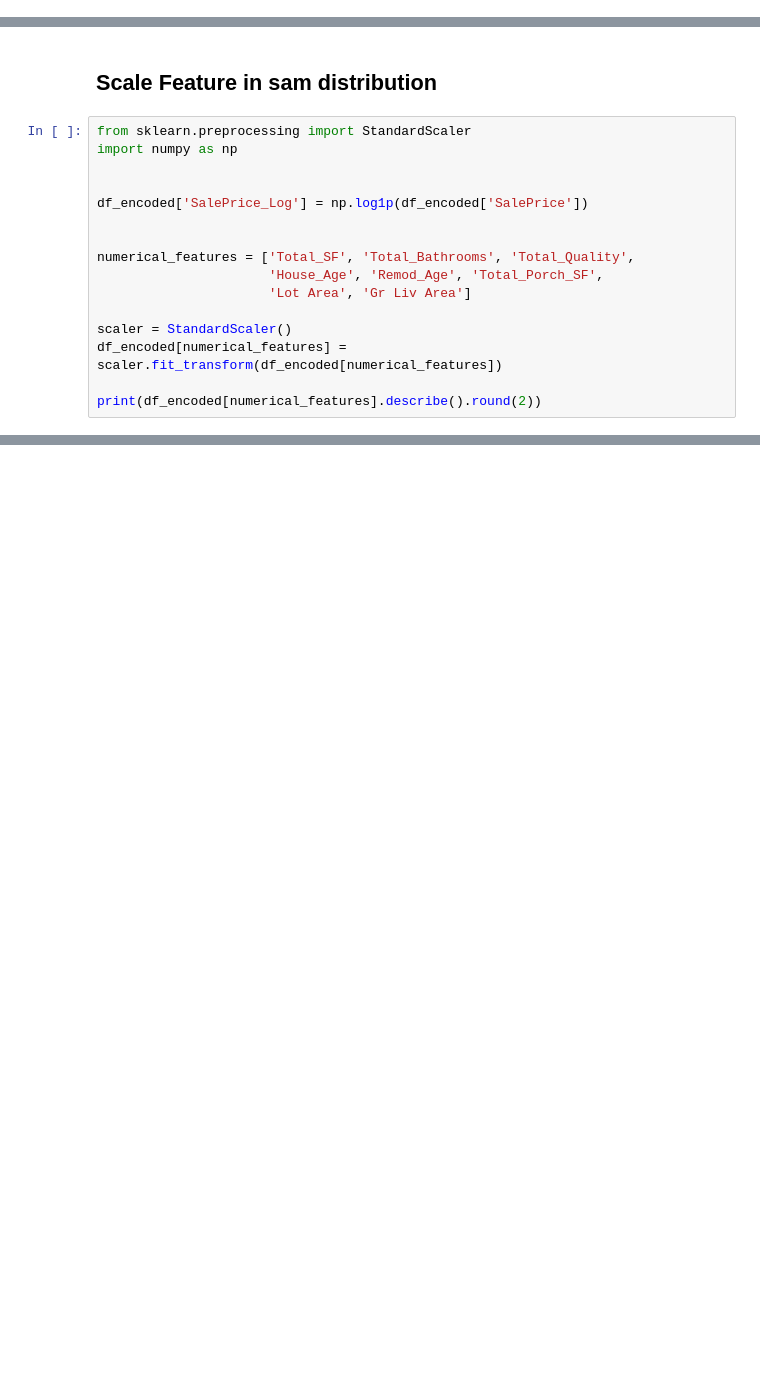
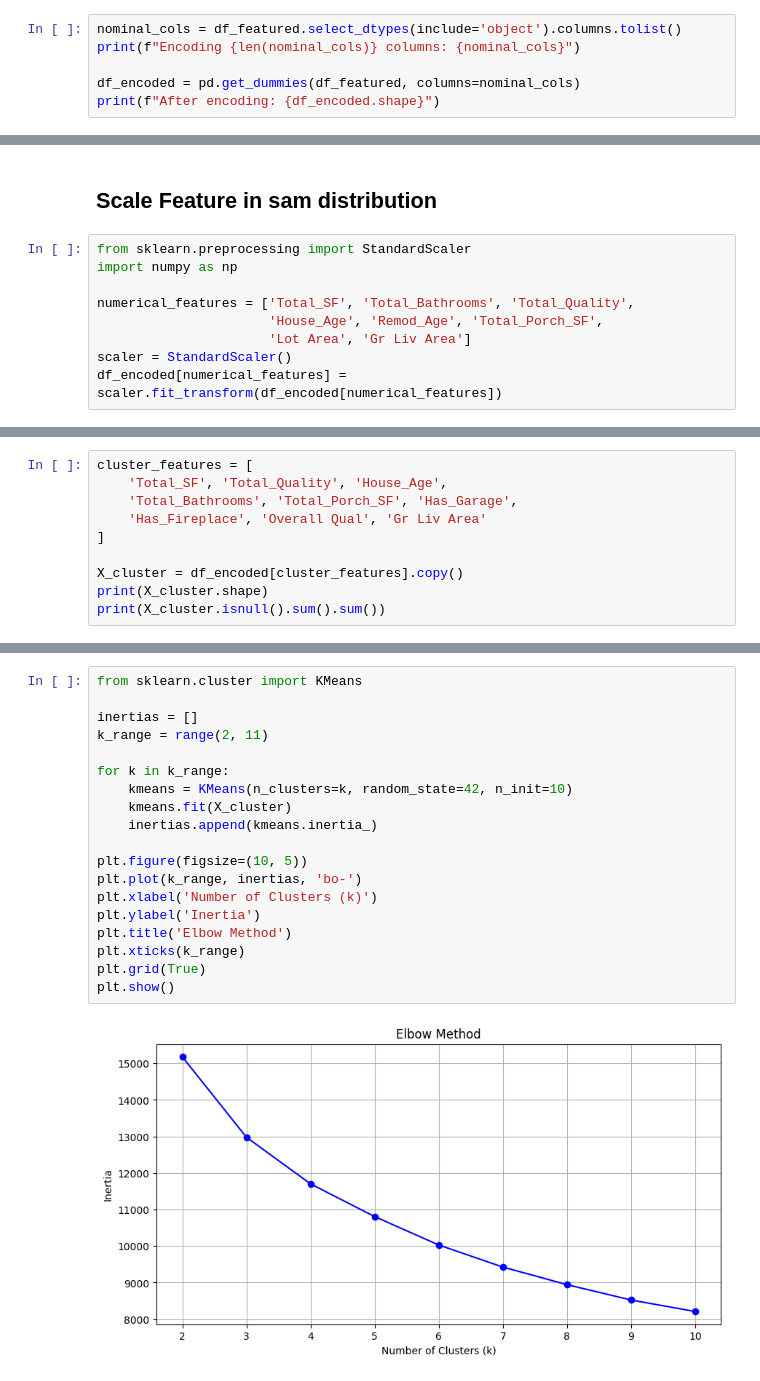
Before and after one commit to amr-belal/nexus-ml, a Jupyter notebook: notebooks/01_eda.ipynb, the cells around one changed output, grey strips where cells are left out. Saved outputs shown, nothing was run; the diff lists cells and outputs as text; blank space fills up the shorter version.

```diff
--- a/notebooks/01_eda.ipynb
+++ b/notebooks/01_eda.ipynb
@@ -395,0 +397,6 @@ After encoding: (2930, 142)
+# %%
+nominal_cols = df_featured.select_dtypes(include='object').columns.tolist()
+print(f"Encoding {len(nominal_cols)} columns: {nominal_cols}")
+
+df_encoded = pd.get_dummies(df_featured, columns=nominal_cols)
+print(f"After encoding: {df_encoded.shape}")
@@ -399,15 +409,8 @@ After encoding: (2930, 142)
 from sklearn.preprocessing import StandardScaler
 import numpy as np
 
-
-df_encoded['SalePrice_Log'] = np.log1p(df_encoded['SalePrice'])
-
-
 numerical_features = ['Total_SF', 'Total_Bathrooms', 'Total_Quality',
                       'House_Age', 'Remod_Age', 'Total_Porch_SF',
                       'Lot Area', 'Gr Liv Area']
-
 scaler = StandardScaler()
 df_encoded[numerical_features] = scaler.fit_transform(df_encoded[numerical_features])
-
-print(df_encoded[numerical_features].describe().round(2))
@@ -433,0 +556,10 @@ max              7.84     26.03         8.20
+# %%
+cluster_features = [
+    'Total_SF', 'Total_Quality', 'House_Age',
+    'Total_Bathrooms', 'Total_Porch_SF', 'Has_Garage',
+    'Has_Fireplace', 'Overall Qual', 'Gr Liv Area'
+]
+
+X_cluster = df_encoded[cluster_features].copy()
+print(X_cluster.shape)
+print(X_cluster.isnull().sum().sum())
@@ -433,0 +569,21 @@ max              7.84     26.03         8.20
+# %%
+from sklearn.cluster import KMeans
+
+inertias = []
+k_range = range(2, 11)
+
+for k in k_range:
+    kmeans = KMeans(n_clusters=k, random_state=42, n_init=10)
+    kmeans.fit(X_cluster)
+    inertias.append(kmeans.inertia_)
+
+plt.figure(figsize=(10, 5))
+plt.plot(k_range, inertias, 'bo-')
+plt.xlabel('Number of Clusters (k)')
+plt.ylabel('Inertia')
+plt.title('Elbow Method')
+plt.xticks(k_range)
+plt.grid(True)
+plt.show()
+# %% [output]
+[figure, added]
```
Also changed, not shown: parts of 32 cells of this notebook.
